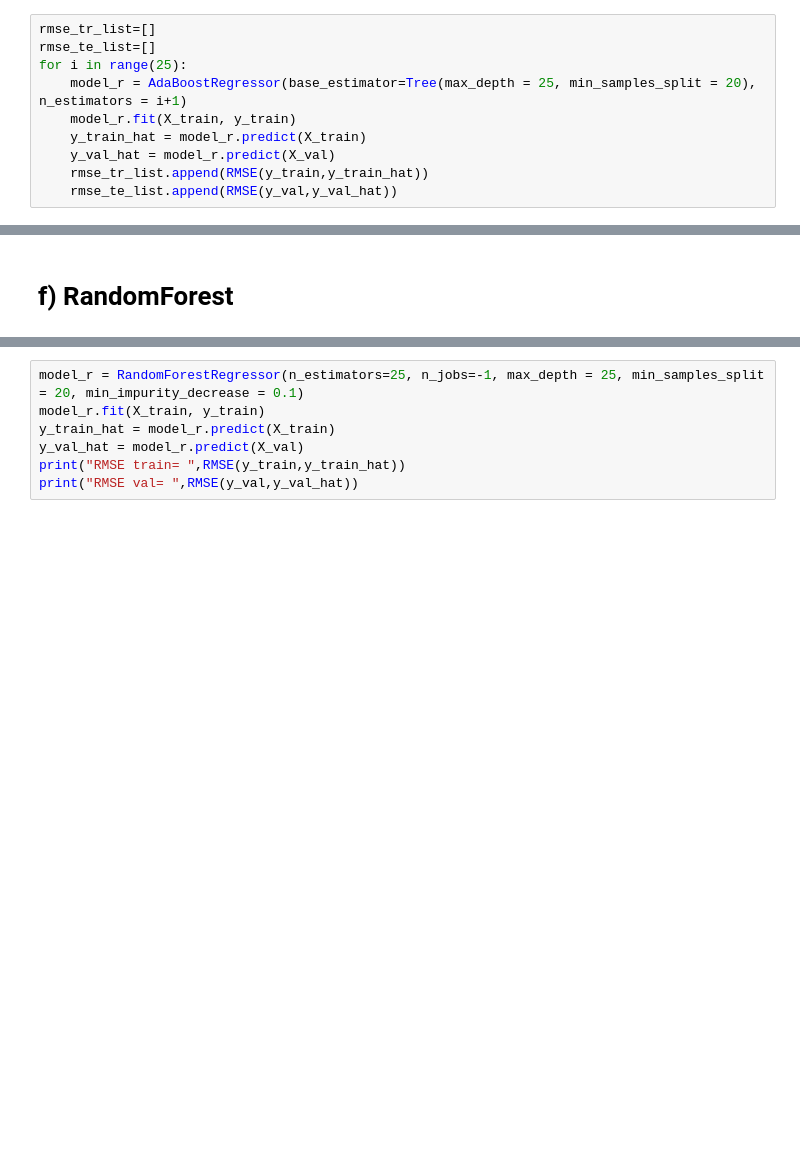
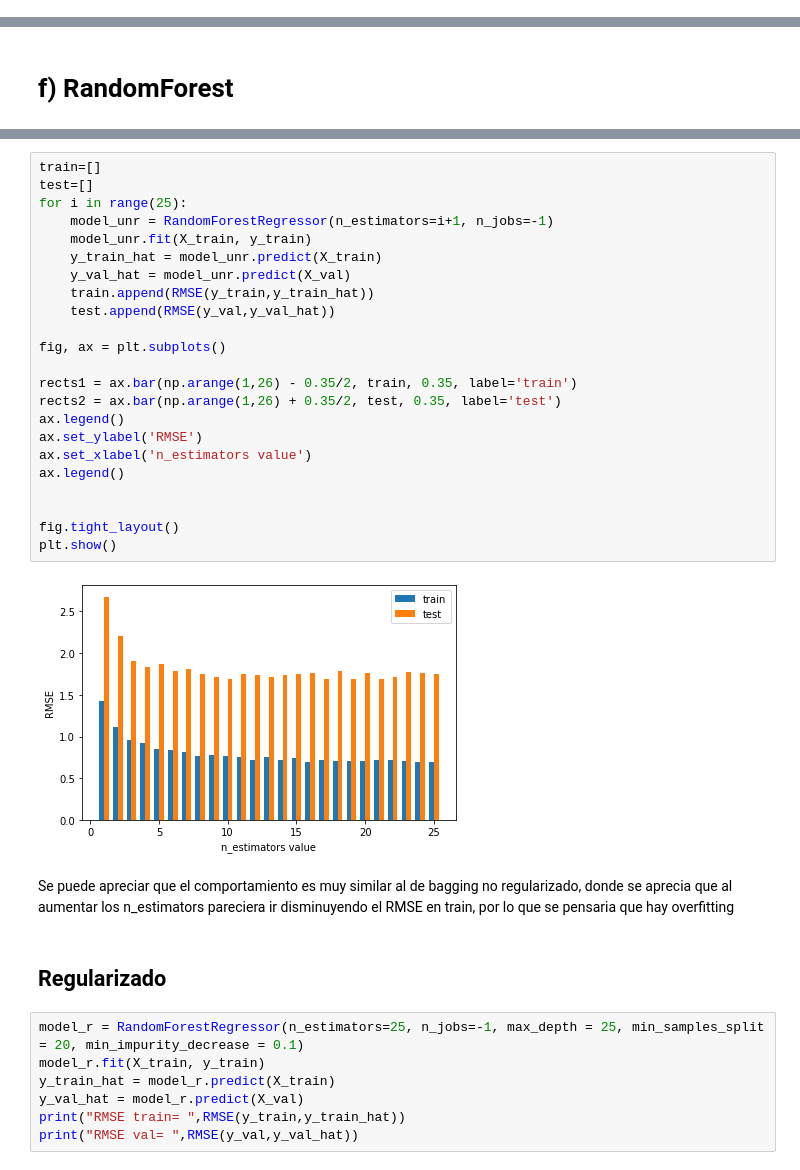
Before and after one commit to chrisgcs/TareaFinalML, a Jupyter notebook: Desarrollo.ipynb, the cells around one changed output, grey strips where cells are left out. Drawn from its saved outputs; the diff is of its cells as text; blank space fills up the shorter version.

```diff
--- a/Desarrollo.ipynb
+++ b/Desarrollo.ipynb
@@ -397,10 +458,0 @@ AdaBoost utiliza la tecnica de pesar ejemplos donde se ajustan los pesos de la i
-# %%
-rmse_tr_list=[]
-rmse_te_list=[]
-for i in range(25):
-    model_r = AdaBoostRegressor(base_estimator=Tree(max_depth = 25, min_samples_split = 20), n_estimators = i+1)
-    model_r.fit(X_train, y_train)
-    y_train_hat = model_r.predict(X_train)
-    y_val_hat = model_r.predict(X_val)
-    rmse_tr_list.append(RMSE(y_train,y_train_hat))
-    rmse_te_list.append(RMSE(y_val,y_val_hat))
@@ -437,3 +474,32 @@ RMSE val=  1.7090989704596409
+# %%
+train=[]
+test=[]
+for i in range(25):
+    model_unr = RandomForestRegressor(n_estimators=i+1, n_jobs=-1)
+    model_unr.fit(X_train, y_train)
+    y_train_hat = model_unr.predict(X_train)
+    y_val_hat = model_unr.predict(X_val)
+    train.append(RMSE(y_train,y_train_hat))
+    test.append(RMSE(y_val,y_val_hat))
+
+fig, ax = plt.subplots()
+
+rects1 = ax.bar(np.arange(1,26) - 0.35/2, train, 0.35, label='train')
+rects2 = ax.bar(np.arange(1,26) + 0.35/2, test, 0.35, label='test')
+ax.legend()
+ax.set_ylabel('RMSE')
+ax.set_xlabel('n_estimators value')
+ax.legend()
+
+
+fig.tight_layout()
+plt.show()
+# %% [output]
+[figure, added]
+# %% [markdown]
+Se puede apreciar que el comportamiento es muy similar al de bagging no regularizado, donde se aprecia que al aumentar los n_estimators pareciera ir disminuyendo el RMSE en train, por lo que se pensaria que hay overfitting
+# %% [markdown]
+## Regularizado
 # %%
 model_r = RandomForestRegressor(n_estimators=25, n_jobs=-1, max_depth = 25, min_samples_split = 20, min_impurity_decrease = 0.1)
 model_r.fit(X_train, y_train)
```
Also changed, not shown: parts of 22 cells of this notebook.
